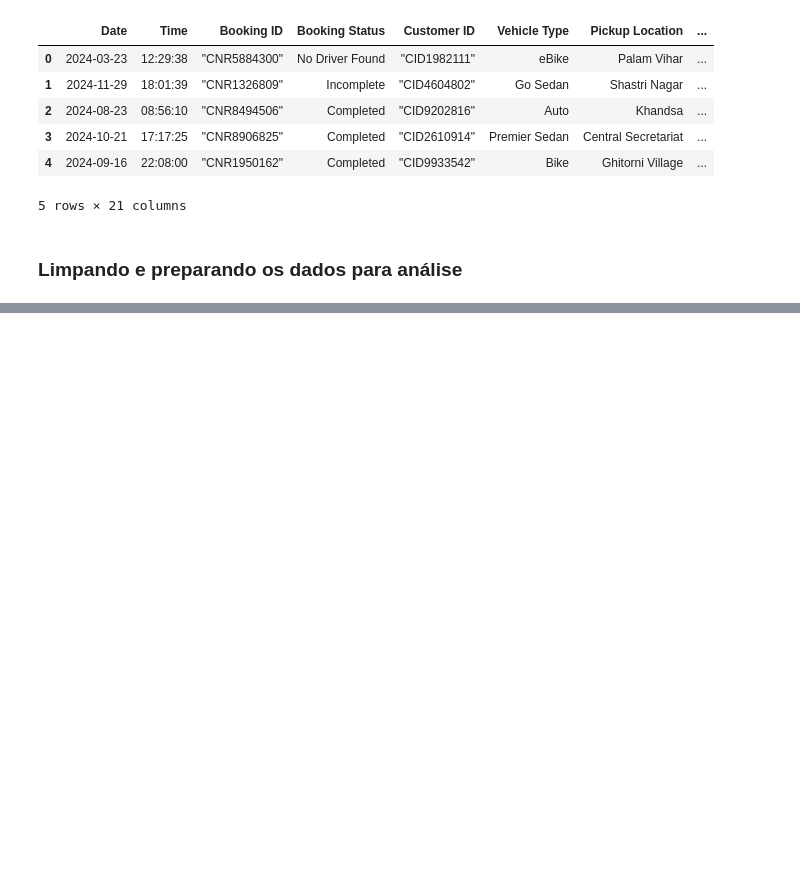
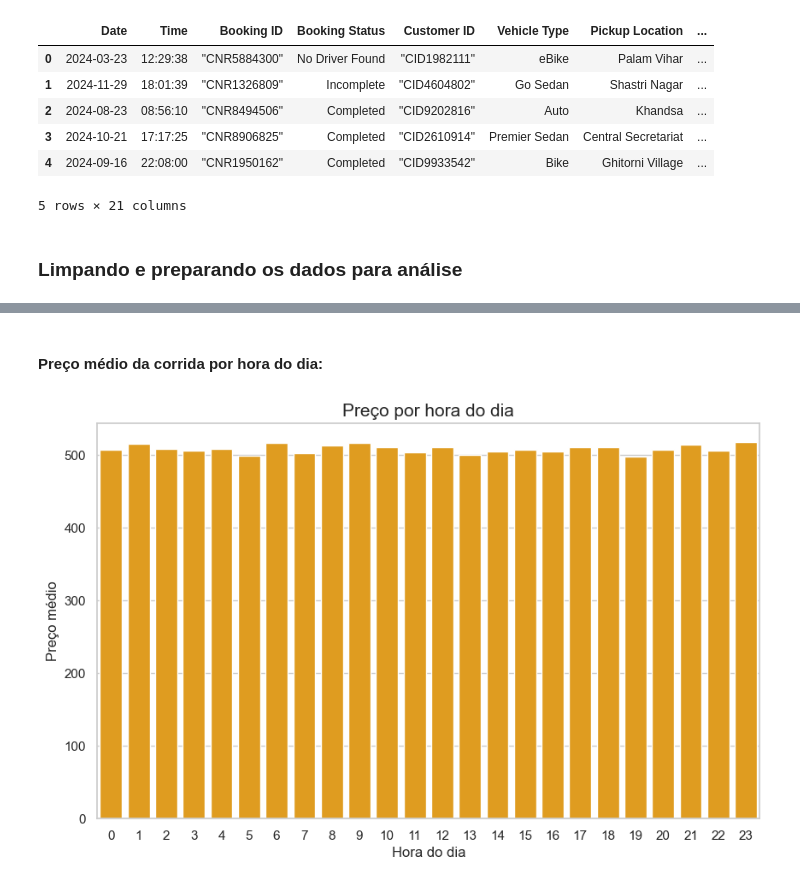
Before and after one commit to FelipeQue/SCTEC-desafio-opcional-ia, a Jupyter notebook: uber_analysis.ipynb, the cells around one changed output, grey strips where cells are left out. Drawn from its saved outputs; the diff is of its cells as text; code cells hidden in the pictures; blank space fills up the shorter version.

```diff
--- a/uber_analysis.ipynb
+++ b/uber_analysis.ipynb
@@ -79,0 +143,18 @@ df['Distance'].dropna(inplace=True)
+# %% [markdown]
+#### Preço médio da corrida por hora do dia:
+# %%
+mean_price_by_hour = df.groupby('Hour')['Booking Value'].mean()
+
+fig, ax = plt.subplots(figsize=(10,6))
+sns.barplot(x=mean_price_by_hour.index,
+            y=mean_price_by_hour.values,
+            color='orange',
+            ax=ax)
+
+ax.set_title('Preço por hora do dia', fontsize=15)
+ax.set_xlabel('Hora do dia')
+ax.set_ylabel('Preço médio')
+ax.set_xticks(range(24))
+plt.show()
+# %% [output]
+[figure, added]
```
Also changed, not shown: parts of 28 cells of this notebook.
